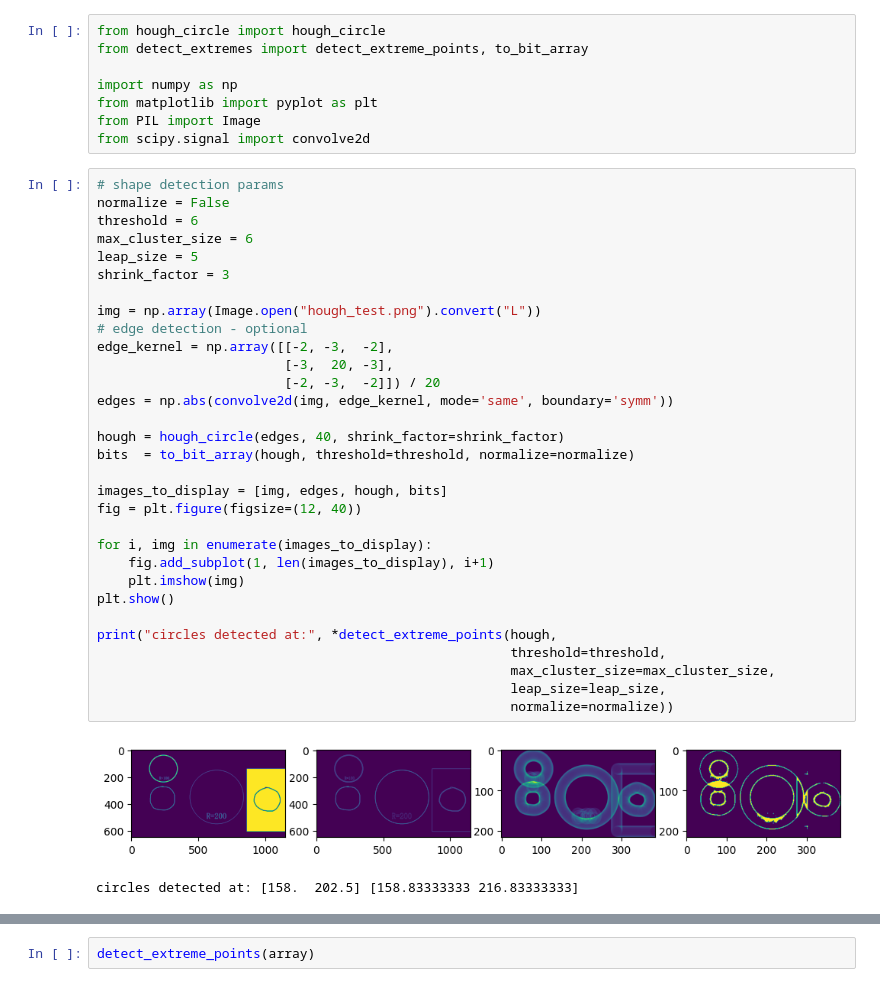
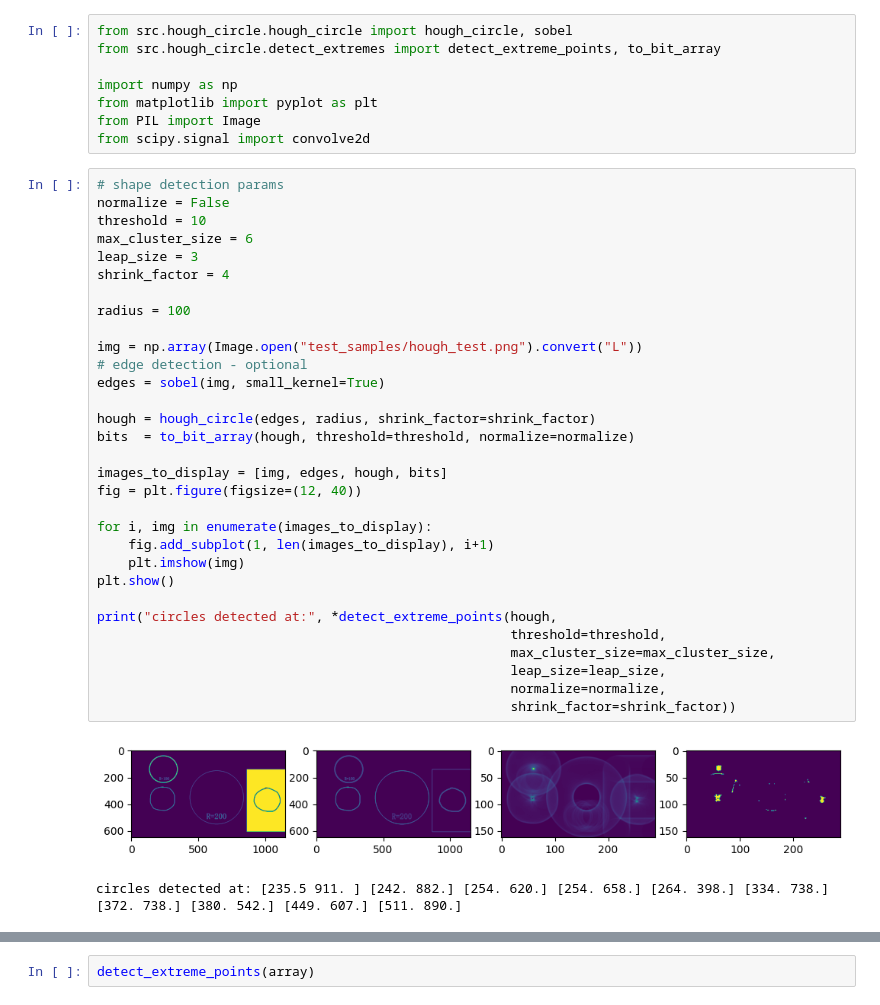
Before and after one commit to servoskinner/hough_circle, a Jupyter notebook: hough_circle_preview.ipynb, the cells around one changed output, grey strips where cells are left out. Saved outputs shown, nothing was run; the diff lists cells and outputs as text.

```diff
--- a/hough_circle_preview.ipynb
+++ b/hough_circle_preview.ipynb
@@ -1,6 +1,6 @@
 # %%
-from hough_circle import hough_circle
-from detect_extremes import detect_extreme_points, to_bit_array
+from src.hough_circle.hough_circle import hough_circle, sobel
+from src.hough_circle.detect_extremes import detect_extreme_points, to_bit_array
 
 import numpy as np
 from matplotlib import pyplot as plt
@@ -9,35 +9,35 @@ from scipy.signal import convolve2d
 # %%
 # shape detection params
 normalize = False
-threshold = 6
+threshold = 10
 max_cluster_size = 6
-leap_size = 5
-shrink_factor = 3
+leap_size = 3
+shrink_factor = 4
 
-img = np.array(Image.open("hough_test.png").convert("L"))
+radius = 100
+
+img = np.array(Image.open("test_samples/hough_test.png").convert("L"))
 # edge detection - optional
-edge_kernel = np.array([[-2, -3,  -2],
-                        [-3,  20, -3],
-                        [-2, -3,  -2]]) / 20
-edges = np.abs(convolve2d(img, edge_kernel, mode='same', boundary='symm'))
+edges = sobel(img, small_kernel=True)
 
-hough = hough_circle(edges, 40, shrink_factor=shrink_factor)
+hough = hough_circle(edges, radius, shrink_factor=shrink_factor)
 bits  = to_bit_array(hough, threshold=threshold, normalize=normalize)
 
 images_to_display = [img, edges, hough, bits]
 fig = plt.figure(figsize=(12, 40))
 
 for i, img in enumerate(images_to_display):
     fig.add_subplot(1, len(images_to_display), i+1)
     plt.imshow(img)
 plt.show()
 
 print("circles detected at:", *detect_extreme_points(hough,
                                                      threshold=threshold,
                                                      max_cluster_size=max_cluster_size,
                                                      leap_size=leap_size,
-                                                     normalize=normalize))
+                                                     normalize=normalize,
+                                                     shrink_factor=shrink_factor))
 # %% [output]
-[figure, old version]
+[figure, new version]
-circles detected at: [158.  202.5] [158.83333333 216.83333333]
+circles detected at: [235.5 911. ] [242. 882.] [254. 620.] [254. 658.] [264. 398.] [334. 738.] [372. 738.] [380. 542.] [449. 607.] [511. 890.]
 # %%
```
Also changed, not shown: parts of 1 cell of this notebook, 14 other files.
